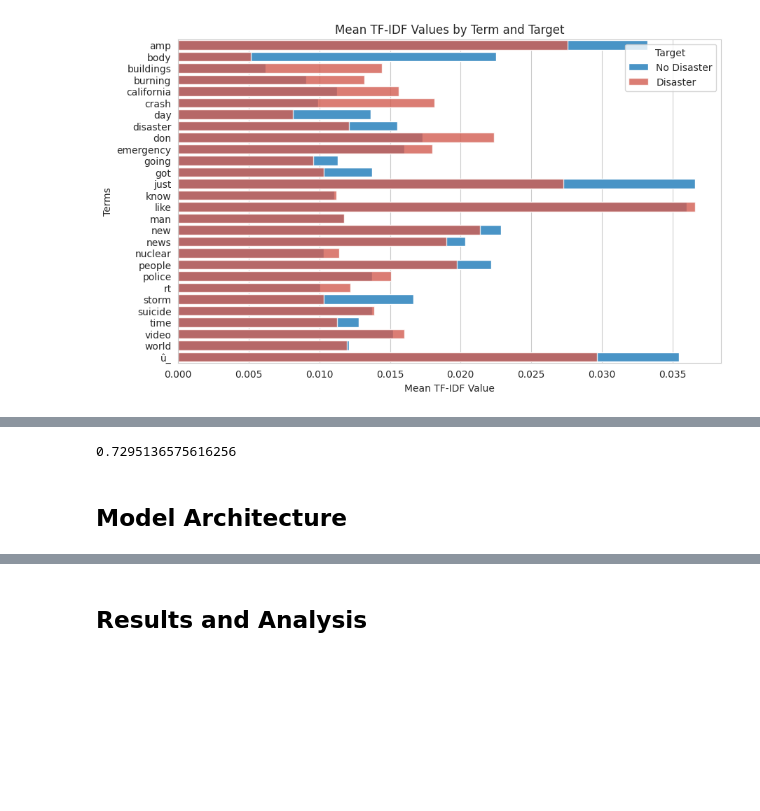
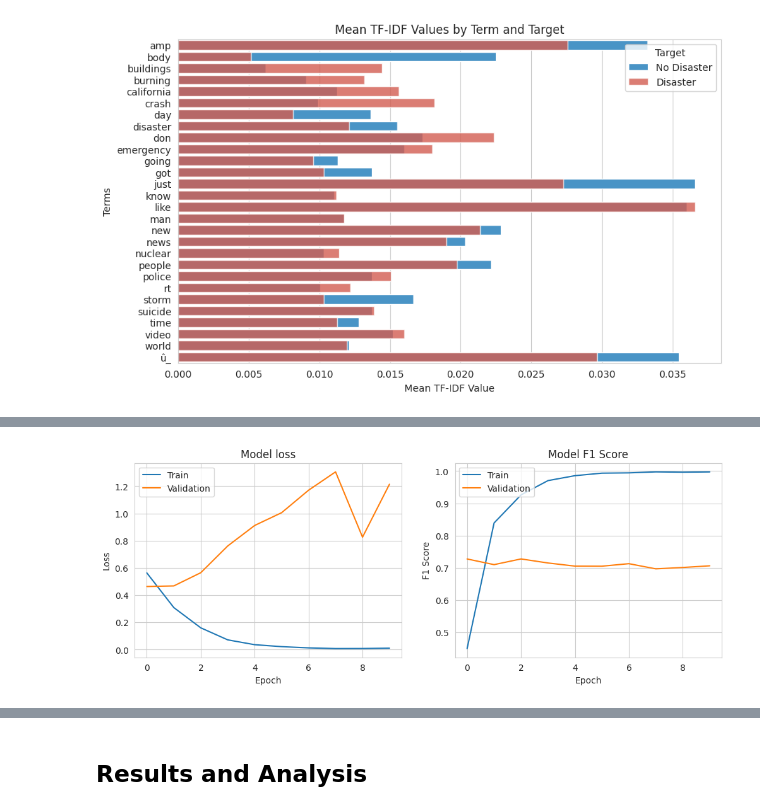
Before and after one commit to luisdi28ms/deep_learning, a Jupyter notebook: rnn/rnn_msds.ipynb, the cells around one changed output, grey strips where cells are left out. Cells and saved outputs as stored; diff of their text form; code cells hidden in the pictures; blank space fills up the shorter version.

```diff
--- a/rnn/rnn_msds.ipynb
+++ b/rnn/rnn_msds.ipynb
@@ -182,0 +202,9 @@ get: 174
+# %%
+def pre_process_data(train_text, test_text):
+
+    train_text = train_text.apply(clean_text)
+    test_text = test_text.apply(clean_text)
+    tokenizer.fit_on_texts(train_text)
+    sequences = tokenizer.texts_to_sequences(test_text)
+    padded_sequences = pad_sequences(sequences, maxlen=20)
+    return padded_sequences, len(tokenizer.index_word)+1
@@ -201,7 +232,8 @@ def f1_score(y_true, y_pred):
 # %%
+x_train,input_dim = pre_process_data(train_df.text, train_df.text)
 # Building the model
 model = Sequential()
-model.add(Embedding(input_dim=1000, output_dim=32, input_length=10))
+model.add(Embedding(input_dim=input_dim, output_dim=32, input_length=20))
 model.add(LSTM(50))
 model.add(Dense(1, activation='sigmoid'))
 
@@ -209,10 +241,7 @@ model.add(Dense(1, activation='sigmoid'))
 model.compile(loss='binary_crossentropy', optimizer='adam', metrics=[f1_score])
 
 # Train the model
-model.fit(padded_sequences, train_df.target.astype("int32"), epochs=10)
-
-
-# Predict
-predictions = model.predict(padded_sequences)
+x_val, input_dim = pre_process_data(train_df.text, val_df.text)
+history_sequential = model.fit(x_train, train_df.target, validation_data = (x_val,val_df.target), epochs=10)
 # %% [output]
 Epoch 1/10
@@ -249,6 +267,25 @@ val_pred["target"] = val_df.reset_index()['target']
-# %%
-sum(val_pred.py == val_pred.target)/1501
-# %% [output]
-0.7295136575616256
-# %% [markdown]
-## Model Architecture
+# %%
+def model_plot(history):
+    # Plot training & validation loss values
+    plt.figure(figsize=(12, 4))
+    plt.subplot(1, 2, 1)
+    plt.plot(history.history['loss'])
+    plt.plot(history.history['val_loss'])
+    plt.title('Model loss')
+    plt.ylabel('Loss')
+    plt.xlabel('Epoch')
+    plt.legend(['Train', 'Validation'], loc='upper left')
+
+    # Plot training & validation F1 score values
+    plt.subplot(1, 2, 2)
+    plt.plot(history.history['f1_score'])
+    plt.plot(history.history['val_f1_score'])
+    plt.title('Model F1 Score')
+    plt.ylabel('F1 Score')
+    plt.xlabel('Epoch')
+    plt.legend(['Train', 'Validation'], loc='upper left')
+
+    plt.show()
+model_plot(history_sequential)
+# %% [output]
+[figure, added]
```
Also changed, not shown: parts of 25 cells of this notebook.
